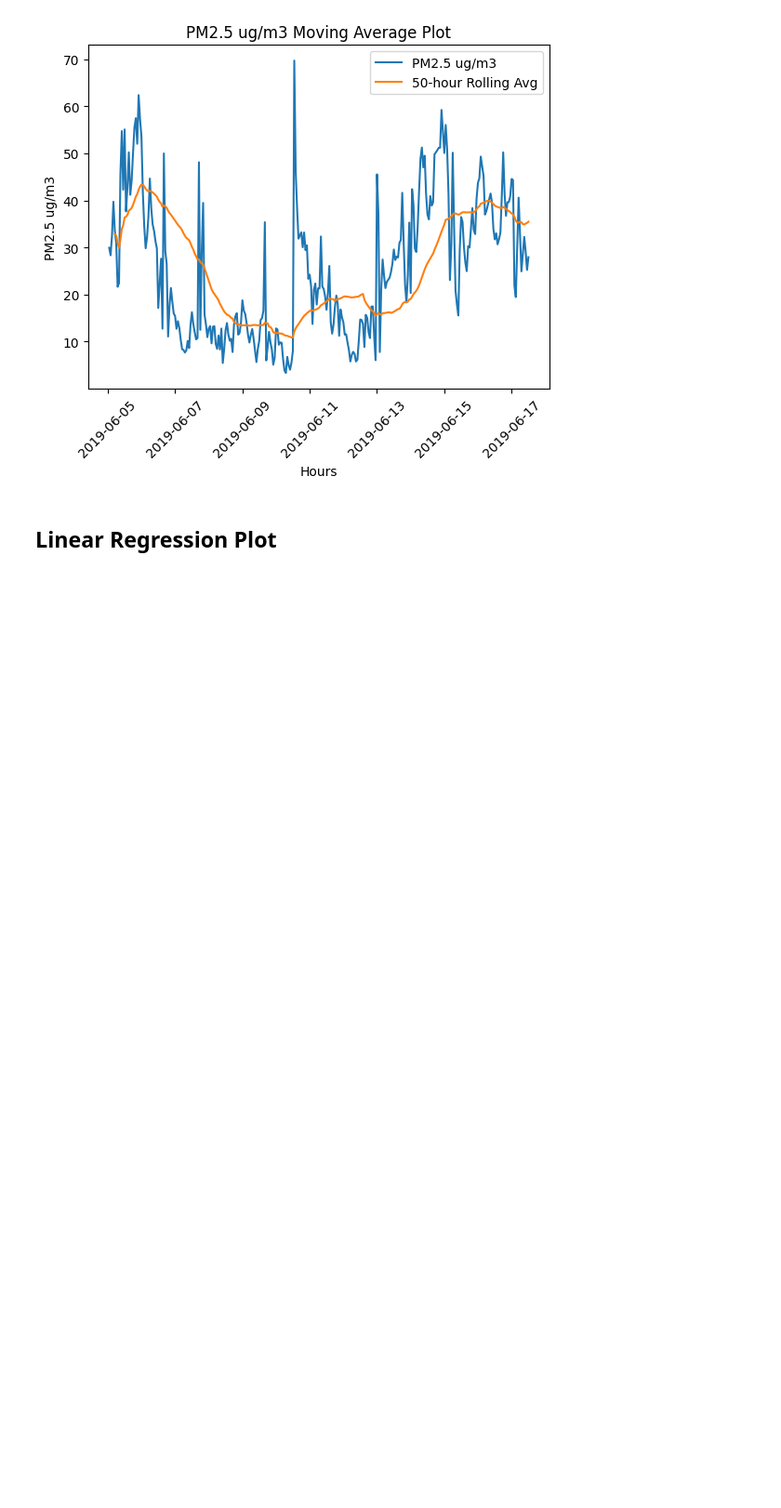
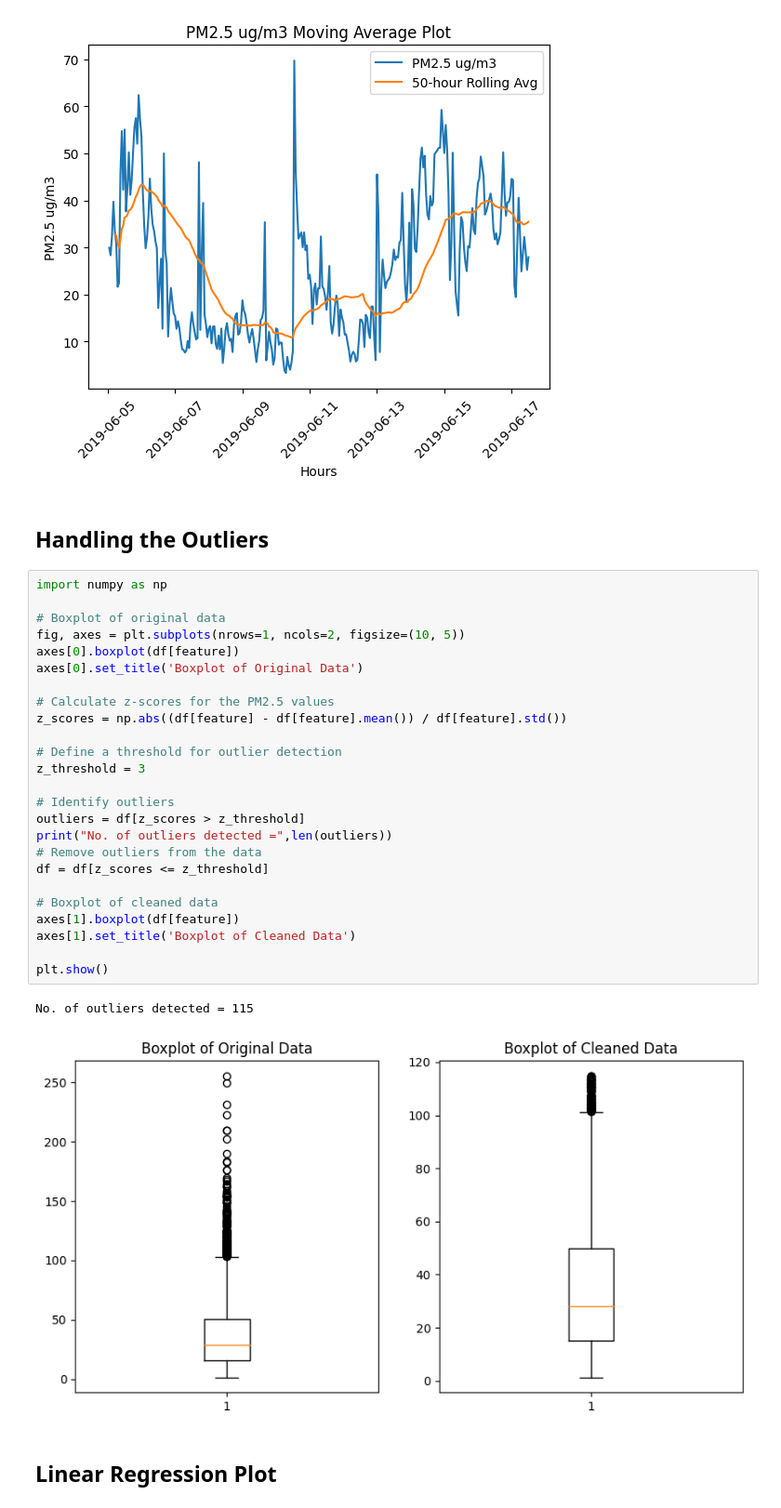
Before and after one commit to sid56rajawat/AQI-Monitoring-and-Prediction, a Jupyter notebook: EDA.ipynb, the cells around one changed output. Shown at 93% size. Saved outputs shown, nothing was run; the diff lists cells and outputs as text; blank space fills up the shorter version.

Commit message:
Handled outliers, Linear Regression and Seasonal Subseries Analysis

```diff
--- a/EDA.ipynb
+++ b/EDA.ipynb
@@ -123,5 +123,35 @@ plt.legend()
 plt.show()
 # %% [output]
 [figure]
+# %% [markdown]
+## Handling the Outliers
+# %%
+import numpy as np
+
+# Boxplot of original data
+fig, axes = plt.subplots(nrows=1, ncols=2, figsize=(10, 5))
+axes[0].boxplot(df[feature])
+axes[0].set_title('Boxplot of Original Data')
+
+# Calculate z-scores for the PM2.5 values
+z_scores = np.abs((df[feature] - df[feature].mean()) / df[feature].std())
+
+# Define a threshold for outlier detection
+z_threshold = 3
+
+# Identify outliers
+outliers = df[z_scores > z_threshold]
+print("No. of outliers detected =",len(outliers))
+# Remove outliers from the data
+df = df[z_scores <= z_threshold]
+
+# Boxplot of cleaned data
+axes[1].boxplot(df[feature])
+axes[1].set_title('Boxplot of Cleaned Data')
+
+plt.show()
+# %% [output]
+No. of outliers detected = 115
+[figure, added]
 # %% [markdown]
 ## Linear Regression Plot
```
Also changed, not shown: parts of 7 cells of this notebook.
